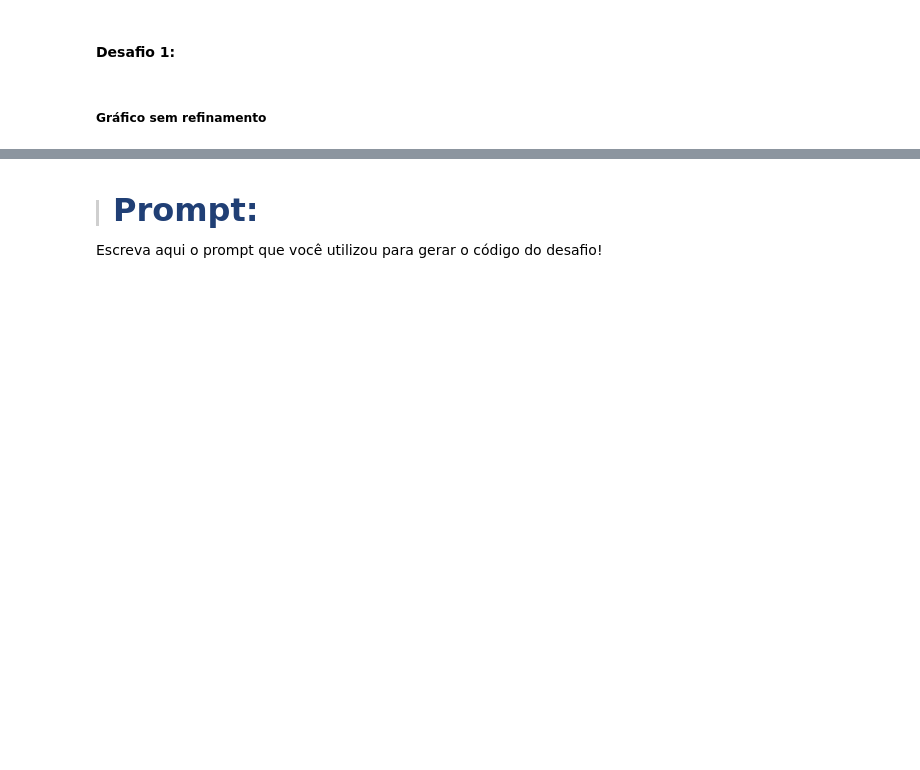
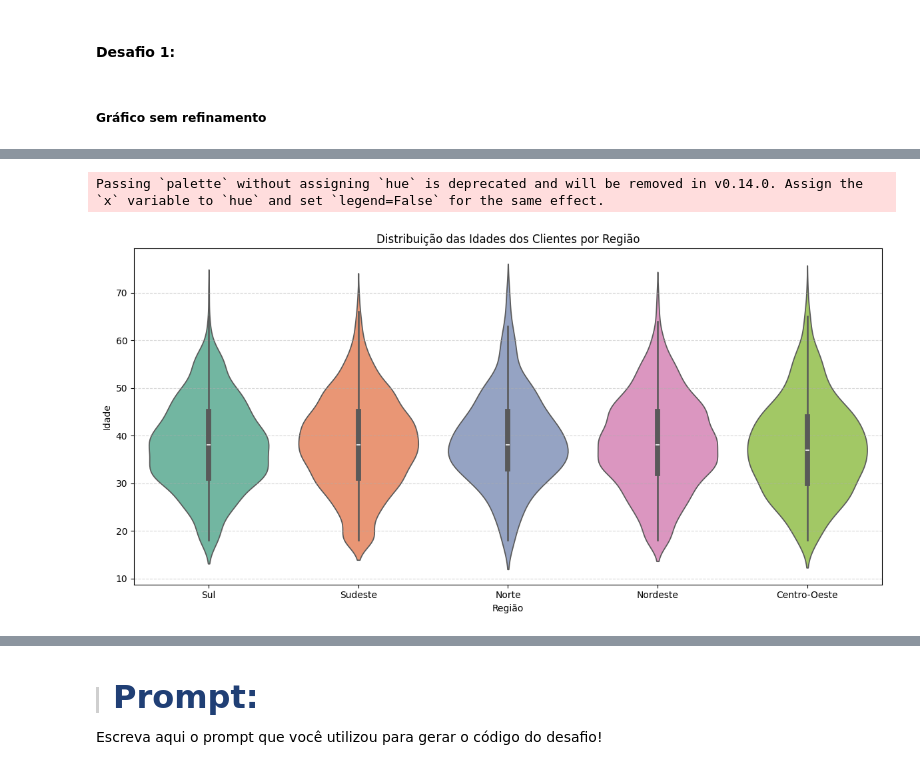
Before and after one commit to SergioCarmo-ro/Desafio_IA, a Jupyter notebook: Desafios.ipynb, the cells around one changed output, grey strips where cells are left out. Drawn from its saved outputs; the diff is of its cells as text; code cells hidden in the pictures; blank space fills up the shorter version.

```diff
--- a/Desafios.ipynb
+++ b/Desafios.ipynb
@@ -266,0 +358,17 @@ AQUA_1,	AQUA_2,	AQUA_3 = "#addcd4",	"#9fccc5", "#96bfb9"
+# %%
+import seaborn as sns
+
+# Suponha que as colunas se chamem 'idade' e 'regiao'
+plt.figure(figsize=(12, 6))
+sns.violinplot(data=df, x='regiao', y='idade', palette='Set2')
+
+# Personalização
+plt.title('Distribuição das Idades dos Clientes por Região')
+plt.xlabel('Região')
+plt.ylabel('Idade')
+plt.grid(axis='y', linestyle='--', alpha=0.5)
+plt.tight_layout()
+plt.show()
+# %% [output]
+Passing `palette` without assigning `hue` is deprecated and will be removed in v0.14.0. Assign the `x` variable to `hue` and set `legend=False` for the same effect.
+[figure, added]
```
Also changed, not shown: parts of 13 cells of this notebook.
